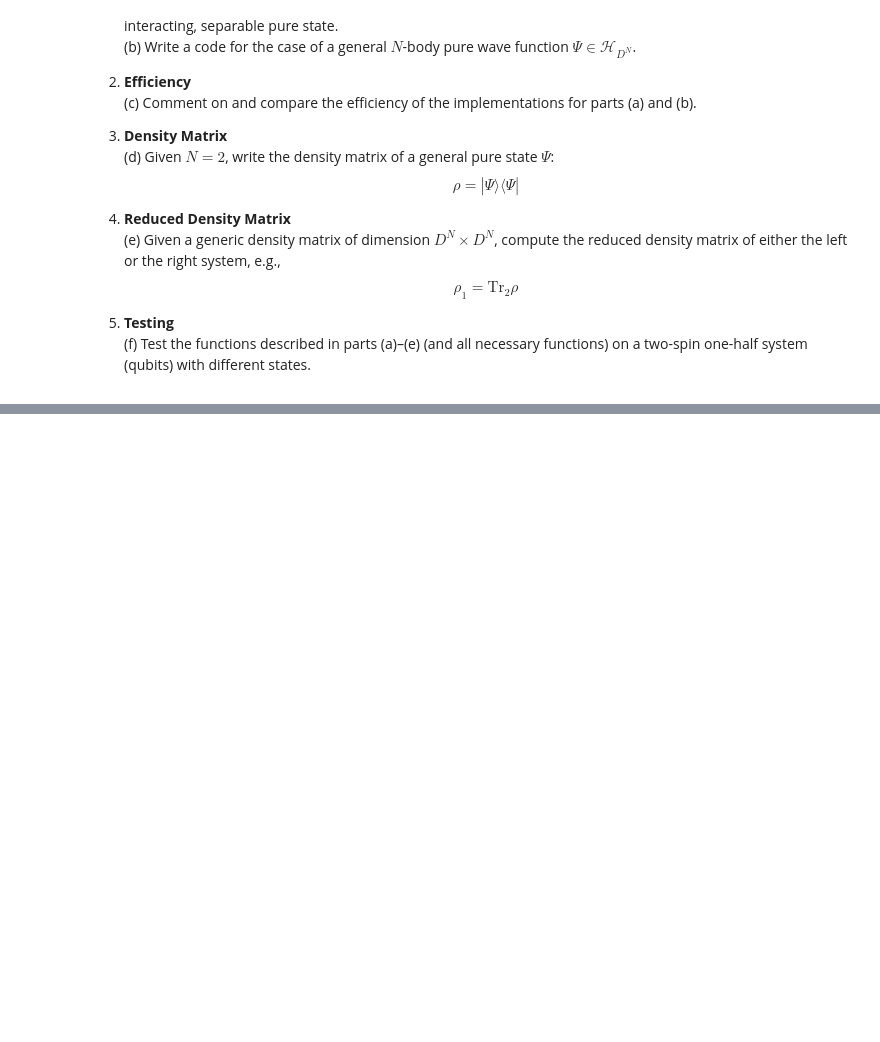
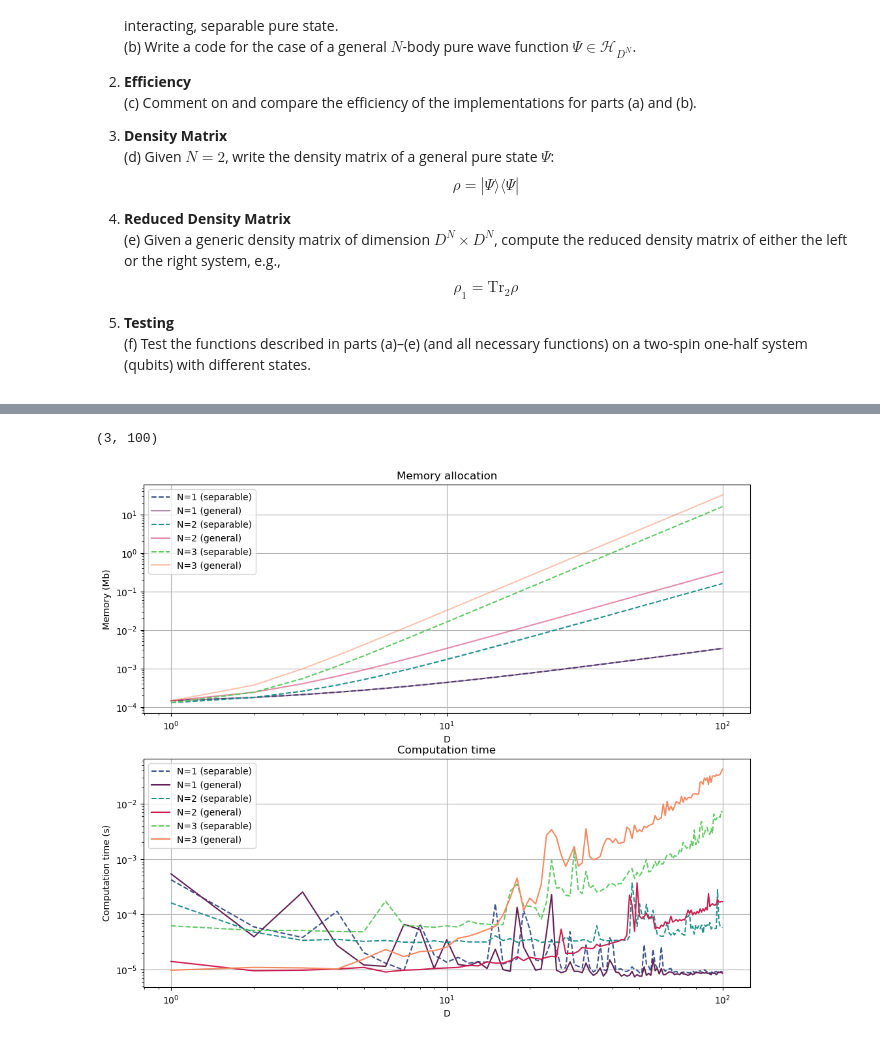
Before and after one commit to pietromalagoli/QIC, a Jupyter notebook: hw/hw6/Ex6_Malagoli.ipynb, the cells around one changed output, grey strips where cells are left out. Drawn from its saved outputs; the diff is of its cells as text; code cells hidden in the pictures; blank space fills up the shorter version.

```diff
--- a/hw/hw6/Ex6_Malagoli.ipynb
+++ b/hw/hw6/Ex6_Malagoli.ipynb
@@ -169,0 +94,52 @@ def general_state(N: int, D: int, verb:int=0, input_state: np.ndarray=None):
+# %%
+# parameters
+rangeN = 3
+rangeD = 100
+
+sep_mems = np.zeros((rangeN,rangeD))
+sep_times = np.zeros((rangeN,rangeD))
+gen_mems = np.zeros((rangeN,rangeD))
+gen_times = np.zeros((rangeN,rangeD))
+
+for N in range(1,rangeN+1):
+    for D in range(1,rangeD+1):
+        _,sep_time, sep_mem = dm.separable_state(N,D,verb=2)
+        _, gen_time, gen_mem = dm.general_state(N,D, verb=2)
+
+        sep_mems[N-1,D-1] = sep_mem
+        sep_times[N-1,D-1] = sep_time
+        gen_mems[N-1,D-1] = gen_mem
+        gen_times[N-1,D-1] = gen_time
+
+print(sep_mems.shape)
+
+# plots
+D_space = np.arange(1,rangeD+1,1)
+fig, ax = plt.subplots(2,1, figsize=(12,10))
+# define a colormap based on the value of N
+colors = sns.color_palette('viridis',rangeN+1)
+for N in range(rangeN):
+    ax[0].plot(D_space, sep_mems[N], label=f'N={N+1} (separable)', linestyle='--', color=sns.color_palette('viridis',rangeN)[N])
+    ax[0].plot(D_space, gen_mems[N], label=f'N={N+1} (general)', color=sns.color_palette('rocket',rangeN)[N], alpha=0.5)
+    ax[1].plot(D_space, sep_times[N], label=f'N={N+1} (separable)', linestyle='--', color=sns.color_palette('viridis',rangeN)[N])
+    ax[1].plot(D_space, gen_times[N], label=f'N={N+1} (general)', color=sns.color_palette('rocket',rangeN)[N])
+ax[0].set_title('Memory allocation')
+ax[0].set_xlabel('D')
+ax[0].set_ylabel('Memory (Mb)')
+ax[0].set_xscale('log')
+ax[0].set_yscale('log')
+ax[0].grid()
+ax[0].legend()
+
+ax[1].set_title('Computation time')
+ax[1].set_xlabel('D')
+ax[1].set_ylabel('Computation time (s)')
+ax[1].set_xscale('log')
+ax[1].set_yscale('log')
+ax[1].grid()
+ax[1].legend()
+
+plt.show()
+# %% [output]
+(3, 100)
+[figure, added]
```
Also changed, not shown: parts of 14 cells of this notebook, 3 other files.
